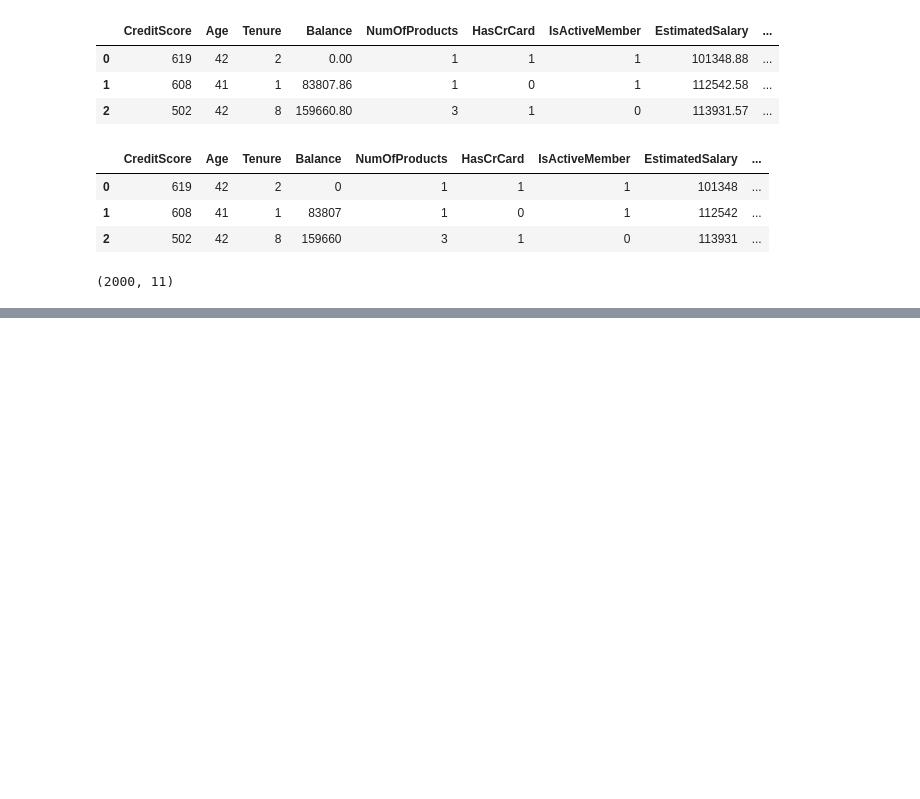
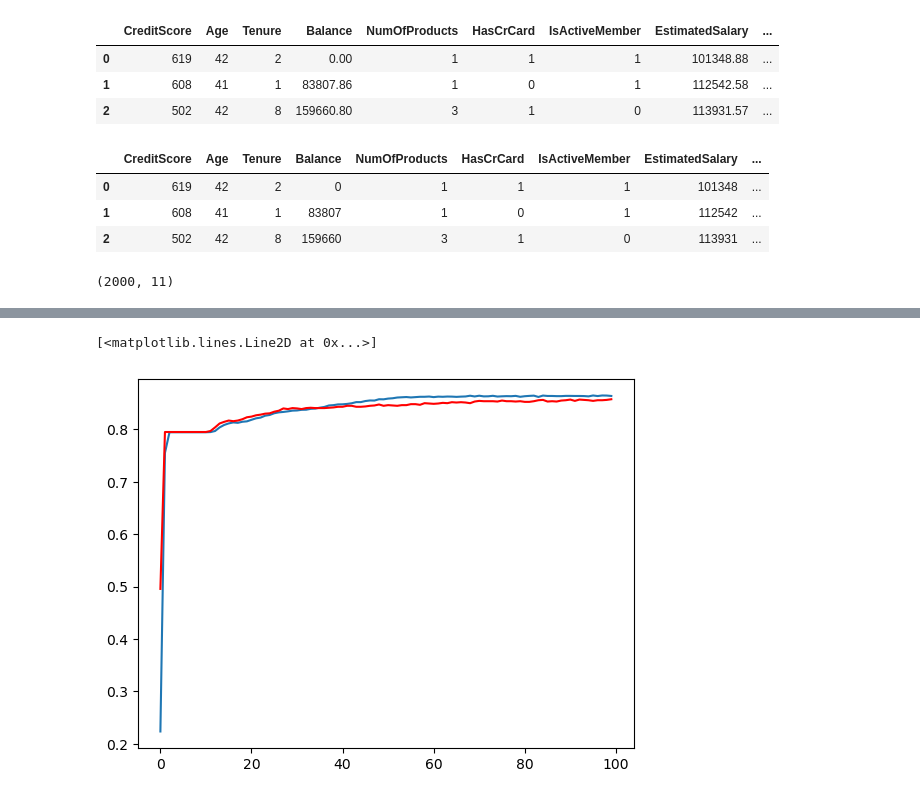
Before and after one commit to Tamzzzzid/Learning_DL, a Jupyter notebook: Perceptron/practise.ipynb, the cells around one changed output, grey strips where cells are left out. Saved outputs shown, nothing was run; the diff lists cells and outputs as text; code cells hidden in the pictures; blank space fills up the shorter version.

```diff
--- a/Perceptron/practise.ipynb
+++ b/Perceptron/practise.ipynb
@@ -104,0 +155,6 @@ Epoch 1/100
+# %%
+plt.plot(history.history['accuracy'])
+plt.plot(history.history['val_accuracy'],'r')
+# %% [output]
+[<matplotlib.lines.Line2D at 0x...>]
+[figure, added]
```
Also changed, not shown: parts of 10 cells of this notebook.
